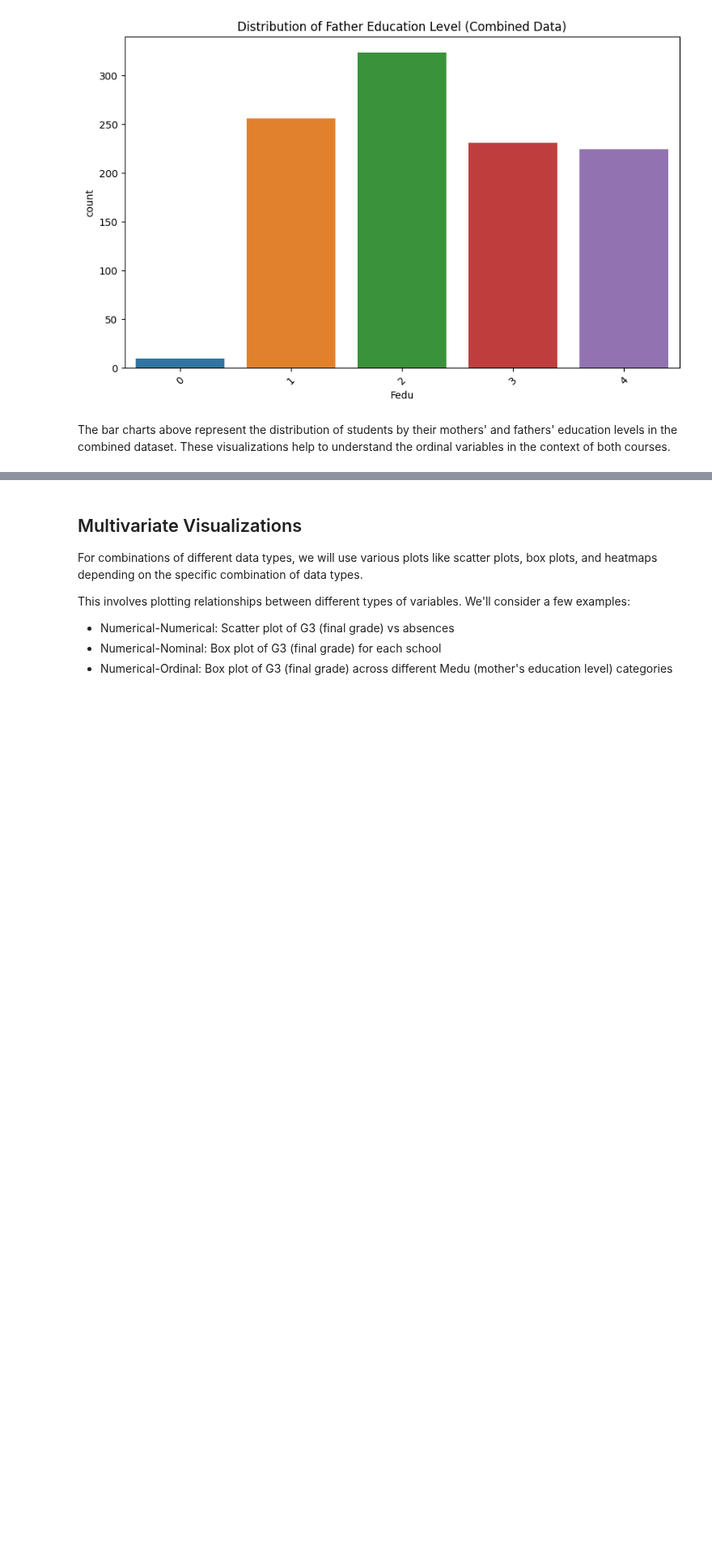
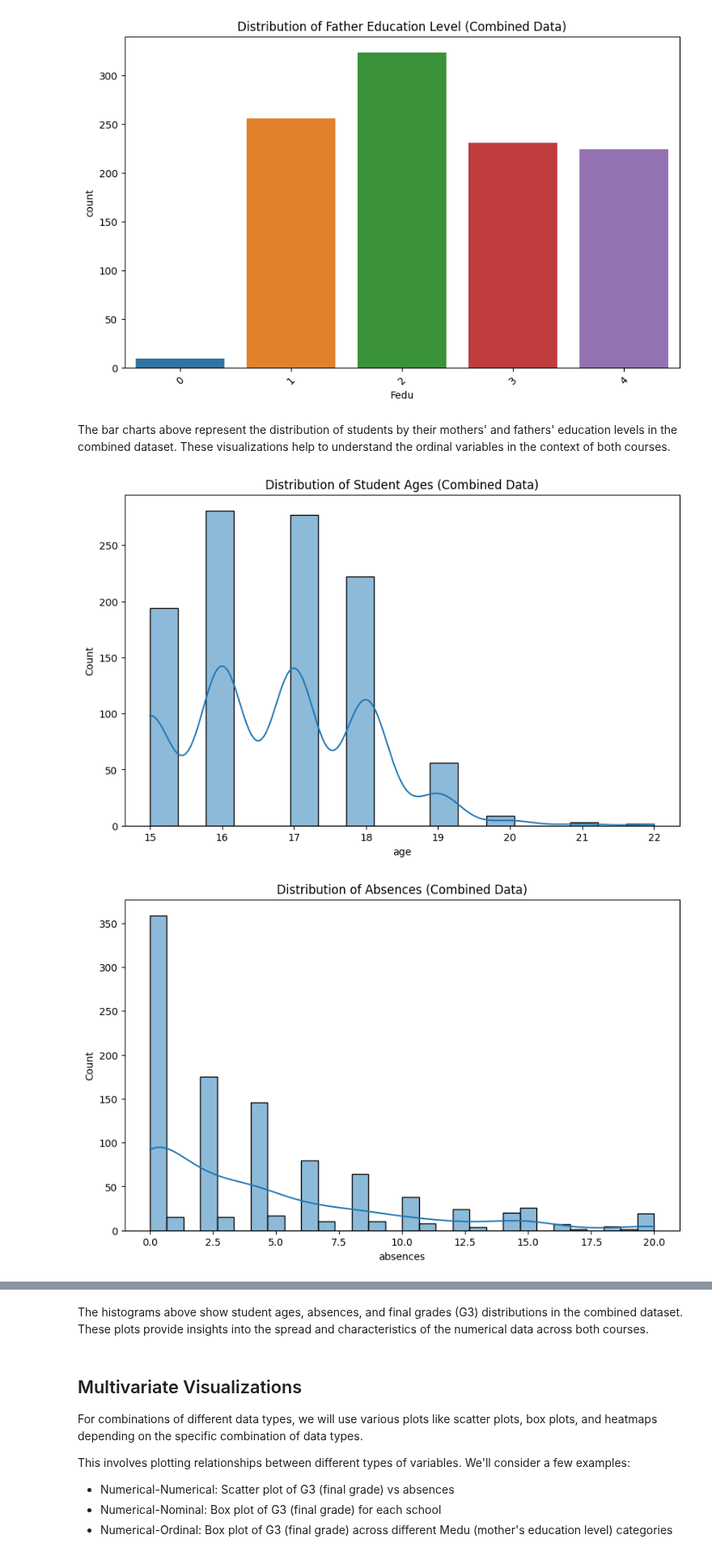
Before and after one commit to carlos-alves-one/Student-Performance-Analysis, a Jupyter notebook: Student_Performance.ipynb, the cells around one changed output, grey strips where cells are left out. Shown at 81% size. Drawn from its saved outputs; the diff is of its cells as text; code cells hidden in the pictures; blank space fills up the shorter version.

Commit message:
Plotting histograms for a few numerical variables from the combined dataset

```diff
--- a/Student_Performance.ipynb
+++ b/Student_Performance.ipynb
@@ -743,3 +743,11 @@ plot_ordinal_data(combined_student_data, 'Fedu', 'Distribution of Father Educati
 [figure]
 # %% [markdown]
 The bar charts above represent the distribution of students by their mothers' and fathers' education levels in the combined dataset. These visualizations help to understand the ordinal variables in the context of both courses.
+# %%
+# Plotting histograms for a few numerical variables from the combined dataset
+plot_numerical_data(combined_student_data, 'age', 'Distribution of Student Ages (Combined Data)')
+plot_numerical_data(combined_student_data, 'absences', 'Distribution of Absences (Combined Data)', bins=30)
+plot_numerical_data(combined_student_data, 'G3', 'Distribution of Final Grades (Combined Data)', bins=20)
+# %% [output]
+[figure, added]
+[figure, added]
@@ -746,3 +755,5 @@ The bar charts above represent the distribution of students by their mothers' an
+# %% [markdown]
+The histograms above show student ages, absences, and final grades (G3) distributions in the combined dataset. These plots provide insights into the spread and characteristics of the numerical data across both courses.
 # %% [markdown]
 ## Multivariate Visualizations
 
```
Also changed, not shown: parts of 1 cell of this notebook.
